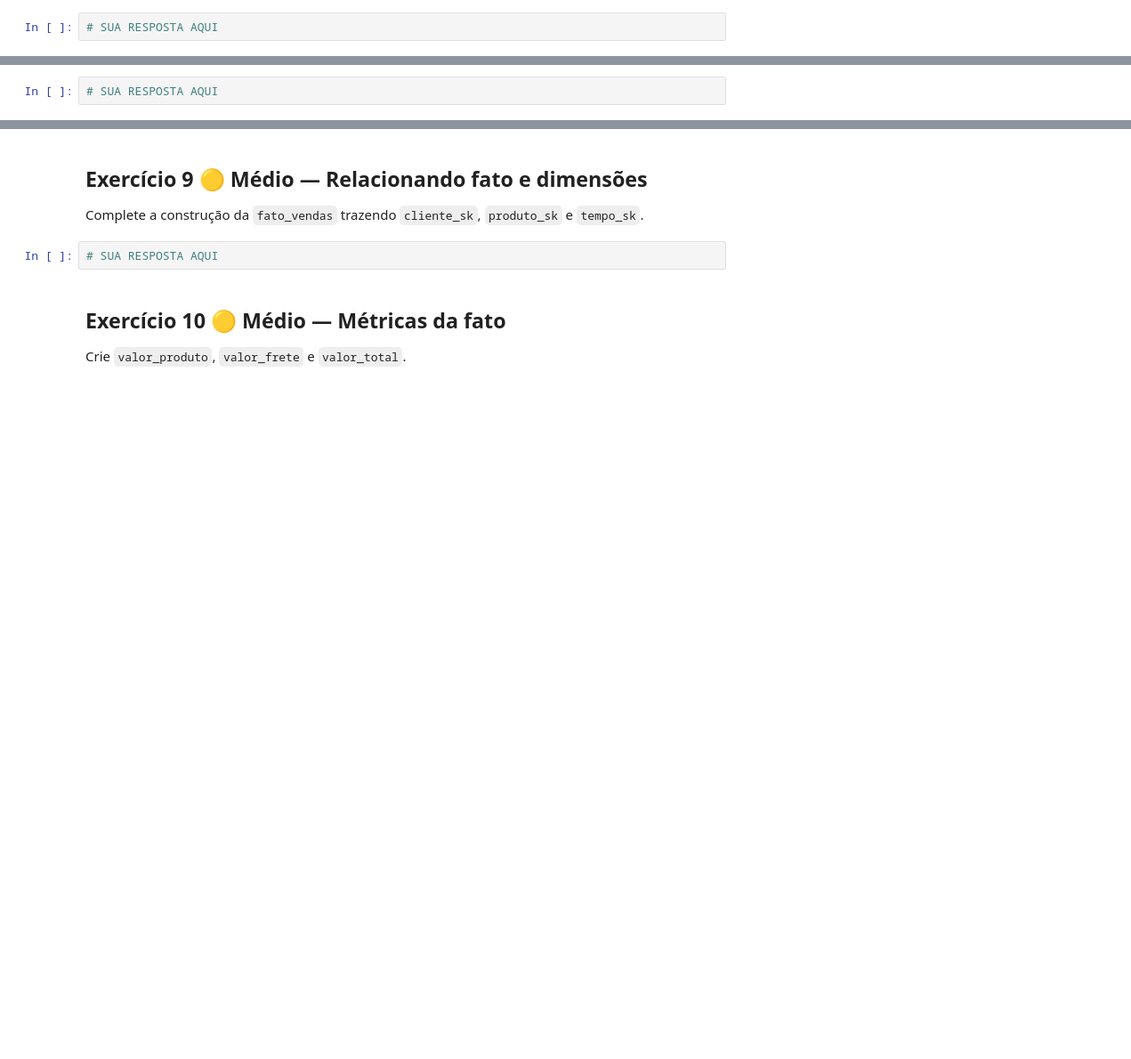
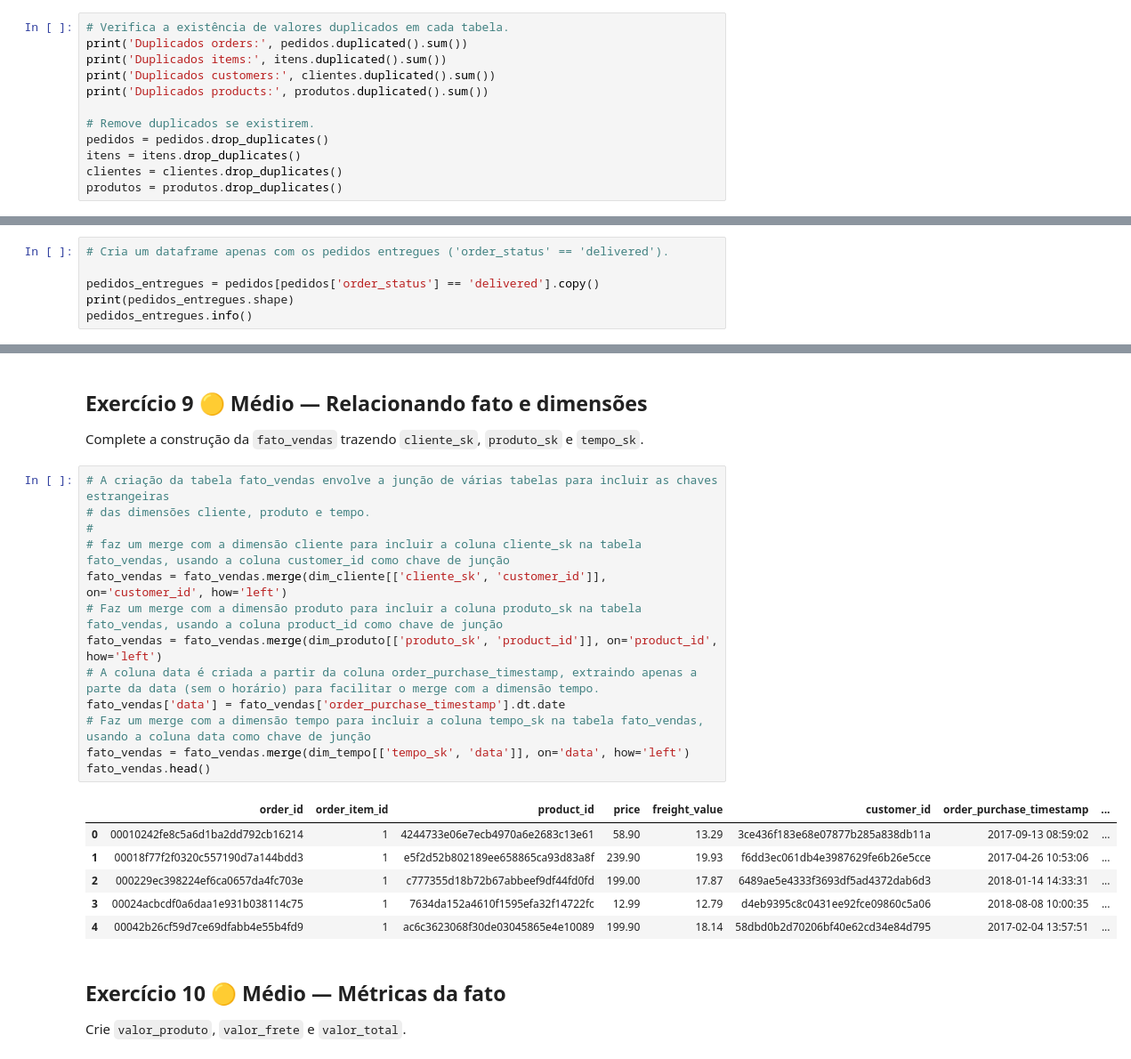
Before and after one commit to orlandovcj/Semana_9, a Jupyter notebook: Exercício/Semana8_Projeto_DW_Aluno_Completo.ipynb, the cells around one changed output, grey strips where cells are left out. Shown: that part at 89% size. Drawn from its saved outputs; the diff is of its cells as text; blank space fills up the shorter version.

```diff
--- a/Exercício/Semana8_Projeto_DW_Aluno_Completo.ipynb
+++ b/Exercício/Semana8_Projeto_DW_Aluno_Completo.ipynb
@@ -151,4 +266,14 @@ Crie as colunas `ano`, `mes`, `dia`, `trimestre` e `ano_mes` a partir de `order_
 
 Verifique se existem duplicidades nas tabelas principais e remova-as.
 # %%
-# SUA RESPOSTA AQUI
+# Verifica a existência de valores duplicados em cada tabela.
+print('Duplicados orders:', pedidos.duplicated().sum())
+print('Duplicados items:', itens.duplicated().sum())
+print('Duplicados customers:', clientes.duplicated().sum())
+print('Duplicados products:', produtos.duplicated().sum())
+
+# Remove duplicados se existirem.
+pedidos = pedidos.drop_duplicates()
+itens = itens.drop_duplicates()
+clientes = clientes.drop_duplicates()
+produtos = produtos.drop_duplicates()
@@ -157,4 +287,8 @@ Verifique se existem duplicidades nas tabelas principais e remova-as.
 
 Considere apenas pedidos com status `delivered` e crie `produtos_entregue`.
 # %%
-# SUA RESPOSTA AQUI
+# Cria um dataframe apenas com os pedidos entregues ('order_status' == 'delivered').
+
+pedidos_entregues = pedidos[pedidos['order_status'] == 'delivered'].copy()
+print(pedidos_entregues.shape)
+pedidos_entregues.info()
@@ -257,7 +450,25 @@ fato_vendas.head()
 
 Complete a construção da `fato_vendas` trazendo `cliente_sk`, `produto_sk` e `tempo_sk`.
 # %%
-# SUA RESPOSTA AQUI
+# A criação da tabela fato_vendas envolve a junção de várias tabelas para incluir as chaves estrangeiras
+# das dimensões cliente, produto e tempo.
+#
+# faz um merge com a dimensão cliente para incluir a coluna cliente_sk na tabela fato_vendas, usando a coluna customer_id como chave de junção
+fato_vendas = fato_vendas.merge(dim_cliente[['cliente_sk', 'customer_id']], on='customer_id', how='left')
+# Faz um merge com a dimensão produto para incluir a coluna produto_sk na tabela fato_vendas, usando a coluna product_id como chave de junção
+fato_vendas = fato_vendas.merge(dim_produto[['produto_sk', 'product_id']], on='product_id', how='left')
+# A coluna data é criada a partir da coluna order_purchase_timestamp, extraindo apenas a parte da data (sem o horário) para facilitar o merge com a dimensão tempo.
+fato_vendas['data'] = fato_vendas['order_purchase_timestamp'].dt.date
+# Faz um merge com a dimensão tempo para incluir a coluna tempo_sk na tabela fato_vendas, usando a coluna data como chave de junção
+fato_vendas = fato_vendas.merge(dim_tempo[['tempo_sk', 'data']], on='data', how='left')
+fato_vendas.head()
+# %% [output]
+|  | order_id | order_item_id | product_id | price | freight_value | customer_id | order_purchase_timestamp | ... |
+| 0 | 00010242fe8c5a6d1ba2dd792cb16214 | 1 | 4244733e06e7ecb4970a6e2683c13e61 | 58.90 | 13.29 | 3ce436f183e68e07877b285a838db11a | 2017-09-13 08:59:02 | ... |
+| 1 | 00018f77f2f0320c557190d7a144bdd3 | 1 | e5f2d52b802189ee658865ca93d83a8f | 239.90 | 19.93 | f6dd3ec061db4e3987629fe6b26e5cce | 2017-04-26 10:53:06 | ... |
+| 2 | 000229ec398224ef6ca0657da4fc703e | 1 | c777355d18b72b67abbeef9df44fd0fd | 199.00 | 17.87 | 6489ae5e4333f3693df5ad4372dab6d3 | 2018-01-14 14:33:31 | ... |
+| 3 | 00024acbcdf0a6daa1e931b038114c75 | 1 | 7634da152a4610f1595efa32f14722fc | 12.99 | 12.79 | d4eb9395c8c0431ee92fce09860c5a06 | 2018-08-08 10:00:35 | ... |
+| 4 | 00042b26cf59d7ce69dfabb4e55b4fd9 | 1 | ac6c3623068f30de03045865e4e10089 | 199.90 | 18.14 | 58dbd0b2d70206bf40e62cd34e84d795 | 2017-02-04 13:57:51 | ... |
 # %% [markdown]
 ## Exercício 10 🟡 Médio — Métricas da fato
 
```
Also changed, not shown: parts of 19 cells of this notebook, 1 other file.
